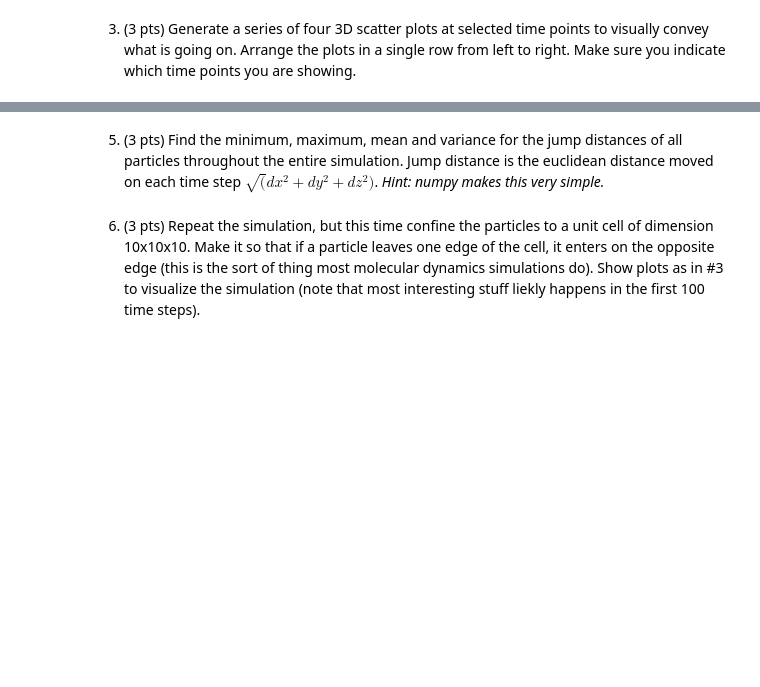
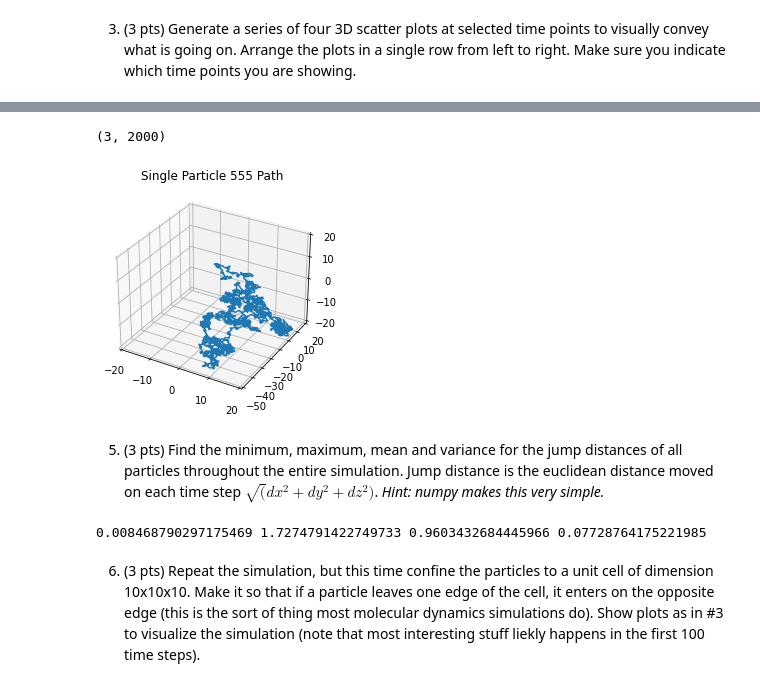
Before and after one commit to satvikmoj/NEU-365P-385L-Spring-2021, a Jupyter notebook: homework/homework-random_walks.ipynb, the cells around one changed output, grey strips where cells are left out. Saved outputs shown, nothing was run; the diff lists cells and outputs as text; code cells hidden in the pictures; blank space fills up the shorter version.

```diff
--- a/homework/homework-random_walks.ipynb
+++ b/homework/homework-random_walks.ipynb
@@ -19,4 +91,29 @@ particles[]
+# %%
+particle = particles[555, :, :]
+print(particle.shape)
+fig = plt.figure()
+particlePath = fig.add_subplot(1,1,1, projection = '3d')
+particlePath.set_xlim3d(-20, 20)
+particlePath.set_ylim3d(-50, 20)
+particlePath.set_zlim3d(-20, 20)
+particlePath.plot3D(particle[0,:], particle[1,:], particle[2,:])
+particlePath.title.set_text('Single Particle 555 Path')
+# %% [output]
+(3, 2000)
+[figure, added]
 # %% [markdown]
 5. (3 pts) Find the minimum, maximum, mean and variance for the jump distances of all particles throughout the entire simulation. Jump distance is the euclidean distance moved on each time step $\sqrt(dx^2+dy^2+dz^2)$. *Hint: numpy makes this very simple.*
+# %%
+prevs = particles[:,:,:-1]
+posts = particles [:,:,1:]
+offsets = posts - prevs
+jumpD = np.sqrt((offsets ** 2).sum(axis = 1))
+minJD = np.min(jumpD)
+maxJD = np.max(jumpD)
+meanJD = np.mean(jumpD)
+varJD = np.var(jumpD)
+print(minJD, maxJD, meanJD, varJD)
+# %% [output]
+0.008468790297175469 1.7274791422749733 0.9603432684445966 0.07728764175221985
 # %% [markdown]
 6. (3 pts) Repeat the simulation, but this time confine the particles to a unit cell of dimension 10x10x10. Make it so that if a particle leaves one edge of the cell, it enters on the opposite edge (this is the sort of thing most molecular dynamics simulations do). Show plots as in #3 to visualize the simulation (note that most interesting stuff liekly happens in the first 100 time steps).
```
Also changed, not shown: parts of 7 cells of this notebook.
